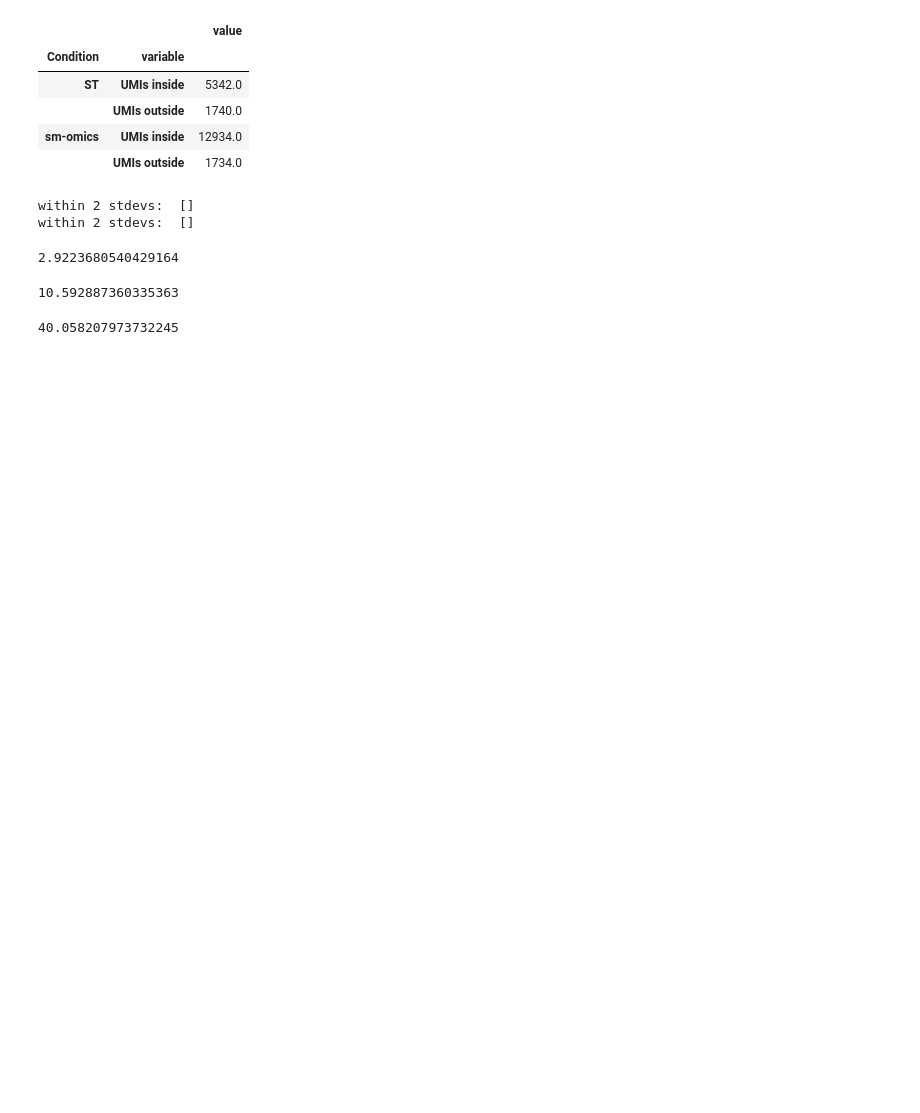
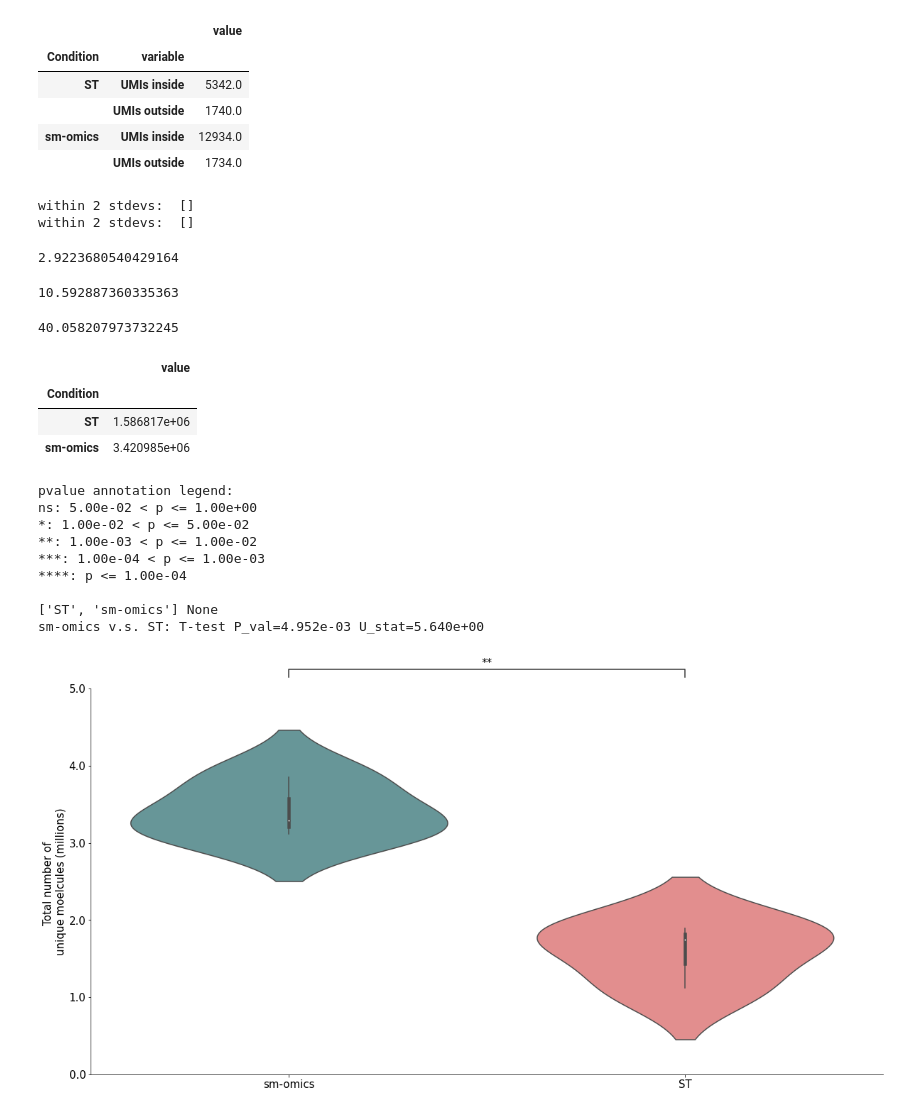
Before and after one commit to klarman-cell-observatory/sm-omics, a Jupyter notebook: smomics_performance/ST_vs_Sm-omics_genes_and_umis_per_spot.ipynb, the cells around one changed output. Drawn from its saved outputs; the diff is of its cells as text; code cells hidden in the pictures; blank space fills up the shorter version.

```diff
--- a/smomics_performance/ST_vs_Sm-omics_genes_and_umis_per_spot.ipynb
+++ b/smomics_performance/ST_vs_Sm-omics_genes_and_umis_per_spot.ipynb
@@ -701,3 +697,65 @@ stahl_umis = [37400,45400,17900,38000,14200]
 100*np.std(stahl_umis)/np.mean(stahl_umis)
 # %% [output]
 40.058207973732245
+# %%
+df_umi_total[df_umi_total['variable'] == "UMIs inside"].groupby('Condition').mean()
+# %% [output]
+|  | value |
+| Condition |  |
+| ST | 1.586817e+06 |
+| sm-omics | 3.420985e+06 |
+# %%
+# Plot total UMI counts per condition
+fig = plt.figure(figsize=(5, 5))
+
+x='Condition'
+y='value'
+df_umi_total_inside = df_umi_total[df_umi_total['variable'] == "UMIs inside"]
+data=df_umi_total_inside
+
+ax = sns.violinplot(x=x, y=y, data=data, palette = ['cadetblue', 'lightcoral'], order = ['sm-omics', 'ST'])
+
+# change background color
+back_c = 'white'
+ax.set_facecolor(back_c)
+ax.grid(False)
+ax.spines['top'].set_visible(False)
+ax.spines['right'].set_visible(False)
+ax.spines['bottom'].set_color('k')
+ax.spines['left'].set_color('k')
+
+# X and y label size
+ax.set_xlabel("")
+ax.set_ylabel("Total number of \nunique moelcules (millions)", fontsize=15)
+ax.set_ylim([0,5000000])
+
+# x and y ticks
+ax.tick_params(axis='y', labelsize=15)
+ax.tick_params(axis='x', labelsize=15)
+ax.set_xticklabels(['sm-omics', 'ST'])
+
+# Separator on y axis
+ax.get_yaxis().set_major_formatter(
+    mpl.ticker.FuncFormatter(lambda x, p: format(float(x/1000000), ',')))
+
+# Calculate T-test
+boxPairList = [(('sm-omics'), ('ST'))]
+
+add_stat_annotation(ax, data=data, x=x, y=y,
+                    box_pairs=boxPairList,
+                    test='ttest', text_format='star', loc='outside', verbose=2, fontsize=15)
+
+fig.set_size_inches(20, 10)
+plt.savefig("../../figures/SM_ST_Total_UMIs.pdf", transparent=True, bbox_inches = 'tight',
+   pad_inches = 0, dpi=1200)
+# %% [output]
+pvalue annotation legend:
+ns: 5.00e-02 < p <= 1.00e+00
+*: 1.00e-02 < p <= 5.00e-02
+**: 1.00e-03 < p <= 1.00e-02
+***: 1.00e-04 < p <= 1.00e-03
+****: p <= 1.00e-04
+
+['ST', 'sm-omics'] None
+sm-omics v.s. ST: T-test P_val=4.952e-03 U_stat=5.640e+00
+[figure, added]
```
Also changed, not shown: parts of 5 cells of this notebook, 3 other files.
